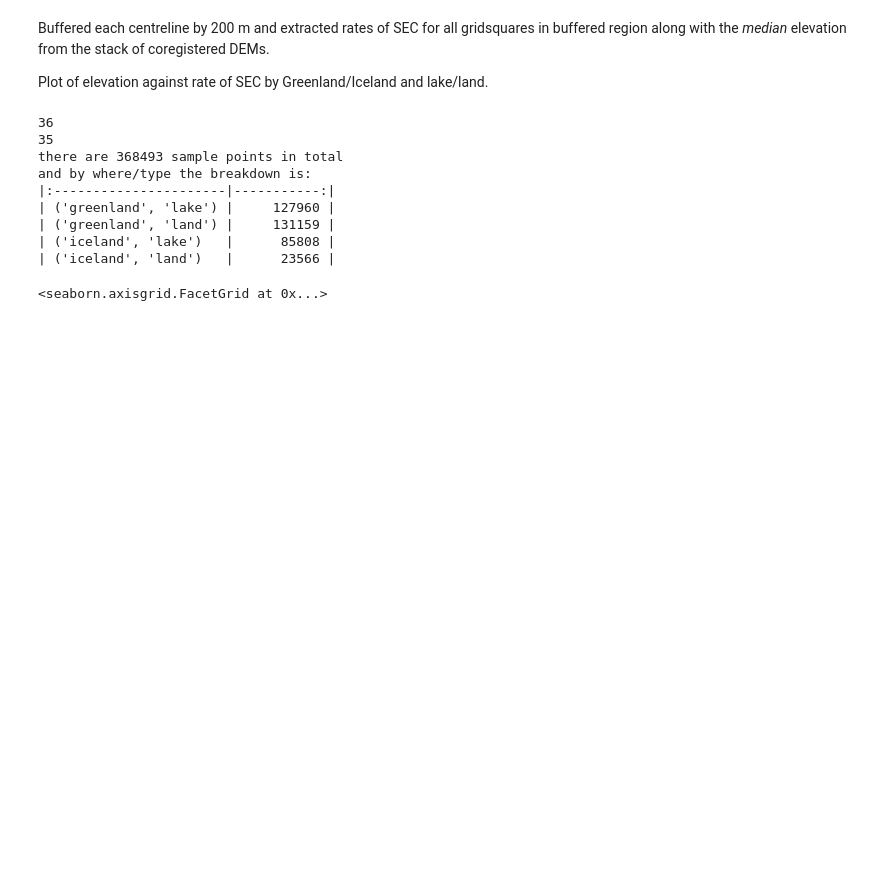
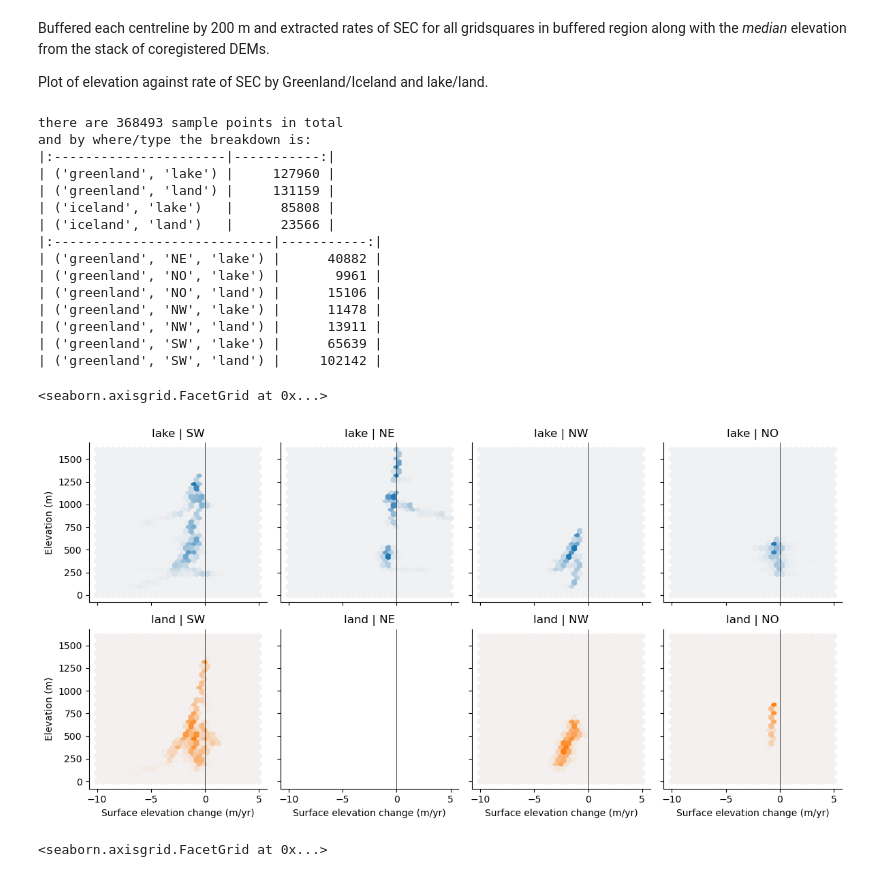
Before and after one commit to tlohde/lake-terminating-glaciers, a Jupyter notebook: src/jan25Update.ipynb, the cells around one changed output. Drawn from its saved outputs; the diff is of its cells as text; code cells hidden in the pictures; blank space fills up the shorter version.

```diff
--- a/src/jan25Update.ipynb
+++ b/src/jan25Update.ipynb
@@ -192,6 +233,12 @@ site_directories.remove('../data/id32_1327449x_-2520905y')  # removing dodgy 32
 
 centrelines = gpd.read_file('../data/streams_v3.geojson') # removing dodgy 32
 centrelines = centrelines.loc[centrelines.index != 32]
+
+basins = (gpd.read_file('../data/basins/Greenland_Basins_PS_v1.4.2.shp')
+          .dissolve('SUBREGION1'))
+centrelines = centrelines.sjoin(basins.drop(columns=['NAME', 'GL_TYPE']),
+                                how='left'
+                                ).rename(columns={'index_right': 'region'})
 
 dem_ids = []
 dem_counts = []
@@ -304,18 +359,23 @@ Buffered each centreline by 200 m and extracted rates of SEC for all gridsquares
 
 Plot of elevation against rate of SEC by Greenland/Iceland and lake/land.
 # %%
+## read in sample files, and assign basin SUBREGION
+
 sample_files = glob('../data/id*/sec_sample.parquet')
 sample_files.remove('../data/id32_1327449x_-2520905y/sec_sample.parquet')  # removing dodgy 32!
+
 # read in all sample files
 samples = pd.concat(
     [pd.read_parquet(sf) for sf in sample_files]
 )
+# add greenland basin region to samples
+samples['id'] = samples['id'].astype(int)
+samples = samples.merge(centrelines['region'], left_on='id', right_index=True)
 
 print(f'there are {len(samples)} sample points in total\nand by where/type the breakdown is:')
 print(samples.groupby(['where','lake_land'])['z_median'].count().to_markdown())
+print(samples.groupby(['where', 'region', 'lake_land'])['z_median'].count().to_markdown())
 # %% [output]
-36
-35
 there are 368493 sample points in total
 and by where/type the breakdown is:
 |:----------------------|-----------:|
@@ -323,4 +383,35 @@ and by where/type the breakdown is:
 | ('greenland', 'land') |     131159 |
 | ('iceland', 'lake')   |      85808 |
 | ('iceland', 'land')   |      23566 |
+|:----------------------------|-----------:|
+| ('greenland', 'NE', 'lake') |      40882 |
+| ('greenland', 'NO', 'lake') |       9961 |
+| ('greenland', 'NO', 'land') |      15106 |
+| ('greenland', 'NW', 'lake') |      11478 |
+| ('greenland', 'NW', 'land') |      13911 |
+| ('greenland', 'SW', 'lake') |      65639 |
+| ('greenland', 'SW', 'land') |     102142 |
+# %%
+# SEC against elevation by lake/land and greenland basin
+fg = sns.FacetGrid(samples.loc[samples['where']=='greenland'],
+                    col='region',
+                    row='lake_land',
+                    hue='lake_land',
+                    hue_order=['lake', 'land'],
+                    row_order=['lake', 'land'],
+                    col_order=centrelines['region'].value_counts().index.tolist()
+)
+fg.map(hexbin, "slope", "z_median", extent=[-10,5,0,1600])
+
+for ax in fg.axes.flat:
+    t = ax.get_title()
+    t = t.replace('region = ', "").replace('lake_land = ', "")
+    ax.set_title(t)
+    ax.axvline(0, c='k', lw=0.5)
+
+fg.set(xlabel='Surface elevation change (m/yr)',
+       ylabel='Elevation (m)')
+# %% [output]
+<seaborn.axisgrid.FacetGrid at 0x...>
+[figure, added]
 # %%
```
Also changed, not shown: parts of 13 cells of this notebook, 6 other files.
